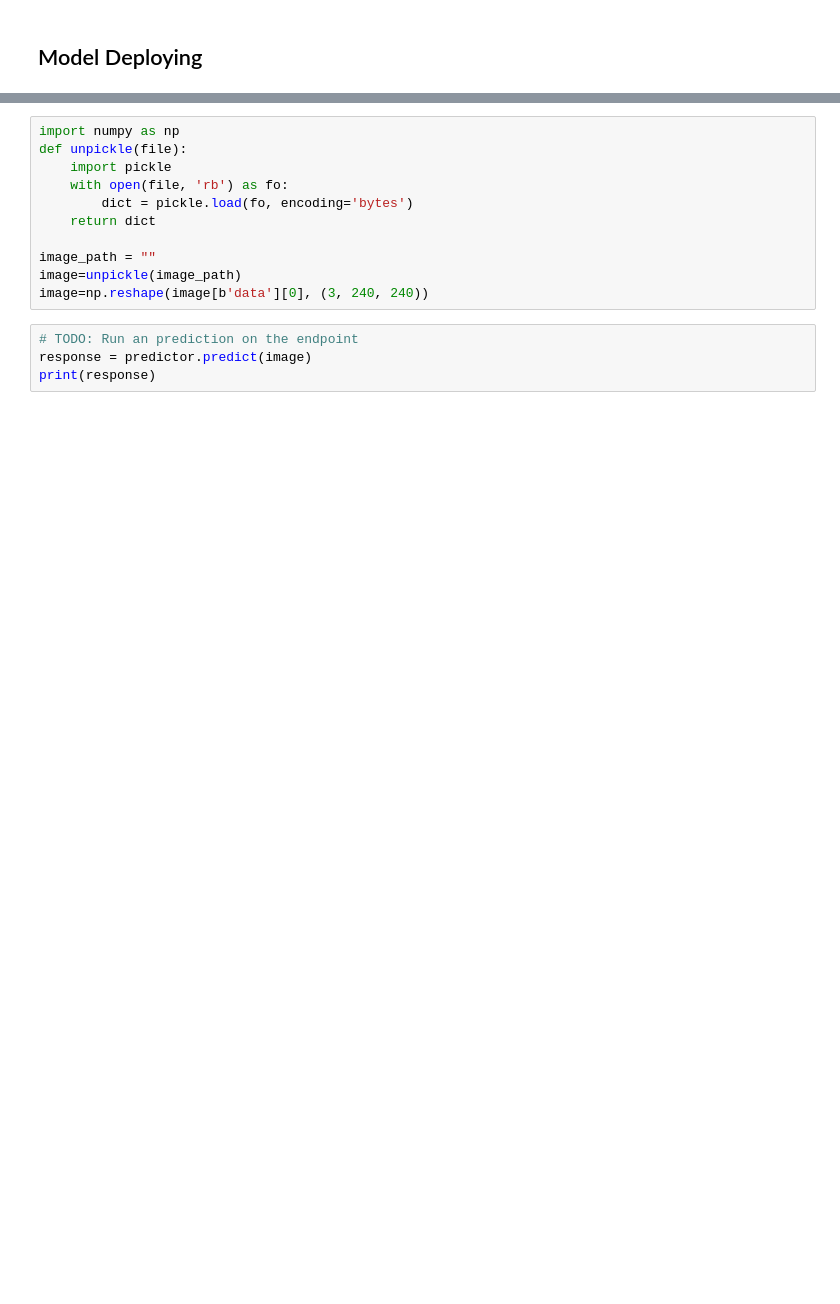
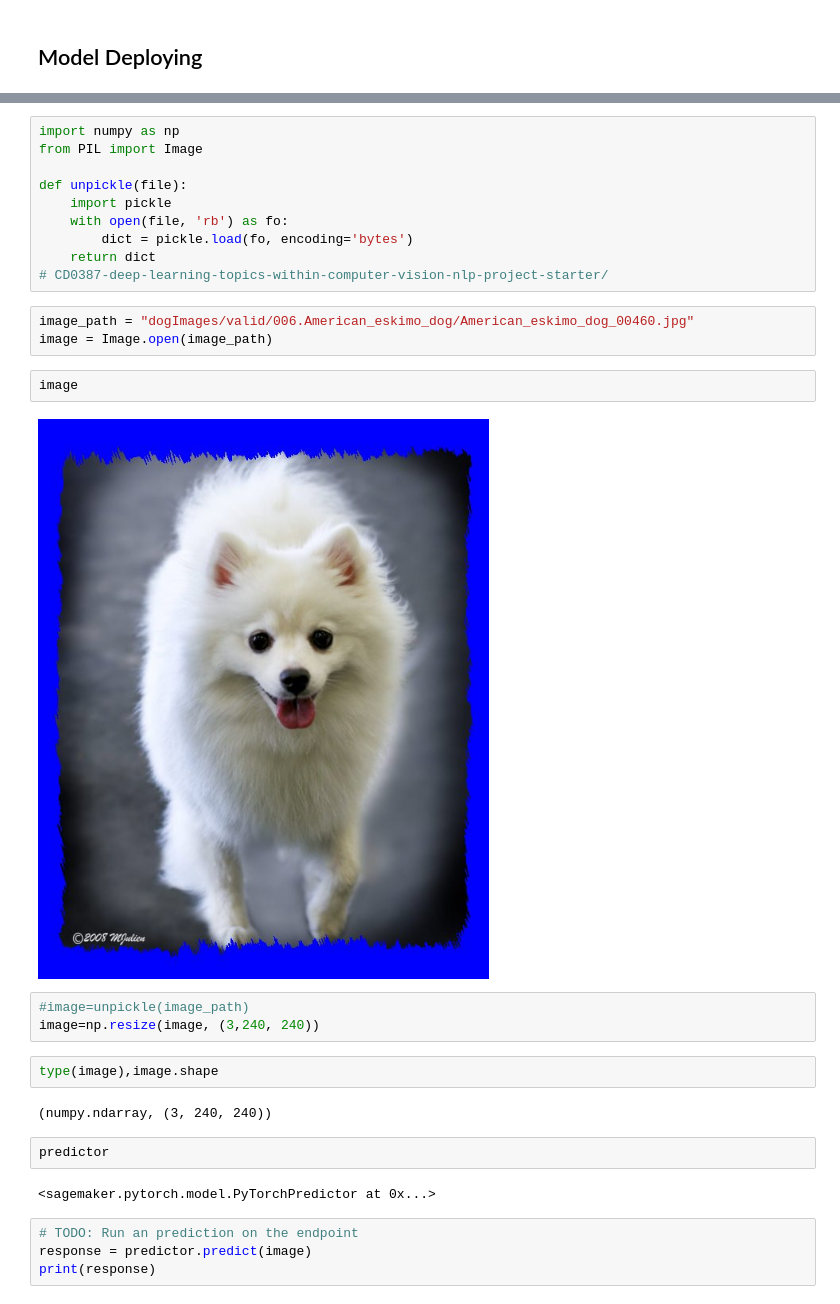
Before and after one commit to AhmedMousa-ag/CD0387-deep-learning-topics-within-computer-vision-nlp-project-starter, a Jupyter notebook: train_and_deploy.ipynb, the cells around one changed output, grey strips where cells are left out. Saved outputs shown, nothing was run; the diff lists cells and outputs as text; blank space fills up the shorter version.

```diff
--- a/train_and_deploy.ipynb
+++ b/train_and_deploy.ipynb
@@ -181,14 +391,31 @@ predictor=estimator.deploy(initial_instance_count=1, instance_type="ml.t2.medium
 # %%
 import numpy as np
+from PIL import Image
+
 def unpickle(file):
     import pickle
     with open(file, 'rb') as fo:
         dict = pickle.load(fo, encoding='bytes')
     return dict
-
-image_path = ""
-image=unpickle(image_path)
-image=np.reshape(image[b'data'][0], (3, 240, 240))
+# CD0387-deep-learning-topics-within-computer-vision-nlp-project-starter/
+# %%
+image_path = "dogImages/valid/006.American_eskimo_dog/American_eskimo_dog_00460.jpg"
+image = Image.open(image_path)
+# %%
+image
+# %% [output]
+[figure, added]
+# %%
+#image=unpickle(image_path)
+image=np.resize(image, (3,240, 240))
+# %%
+type(image),image.shape
+# %% [output]
+(numpy.ndarray, (3, 240, 240))
+# %%
+predictor
+# %% [output]
+<sagemaker.pytorch.model.PyTorchPredictor at 0x...>
 # %%
 # TODO: Run an prediction on the endpoint
 response = predictor.predict(image)
```
Also changed, not shown: parts of 29 cells of this notebook, 24 other files.
